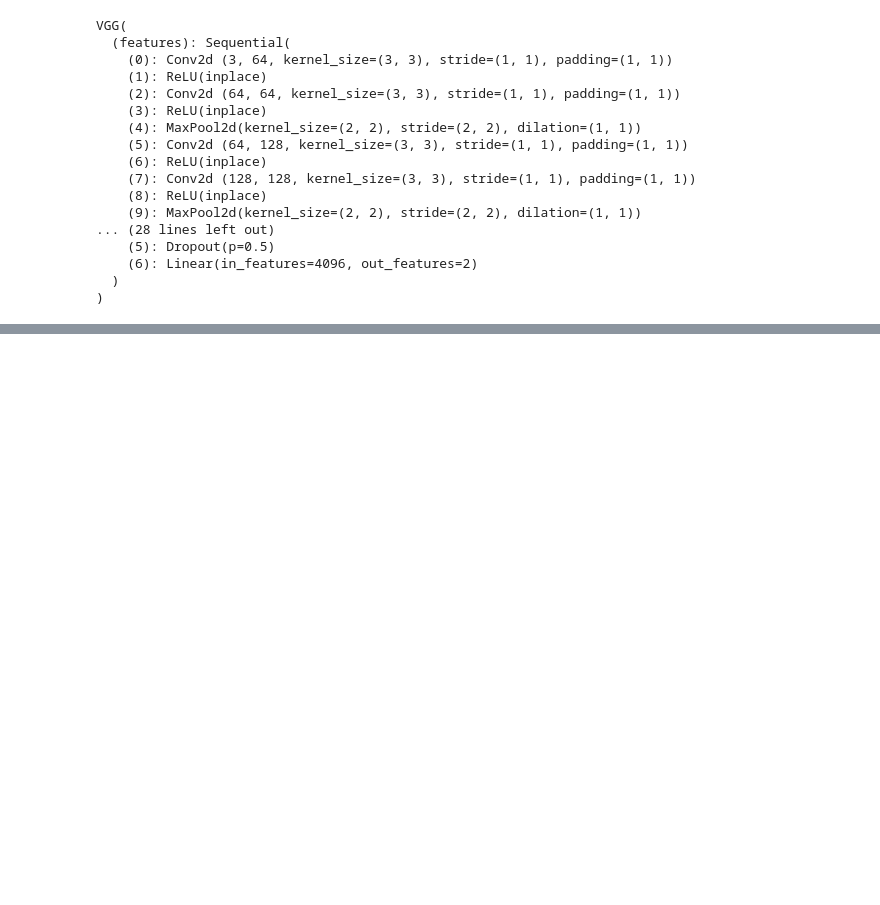
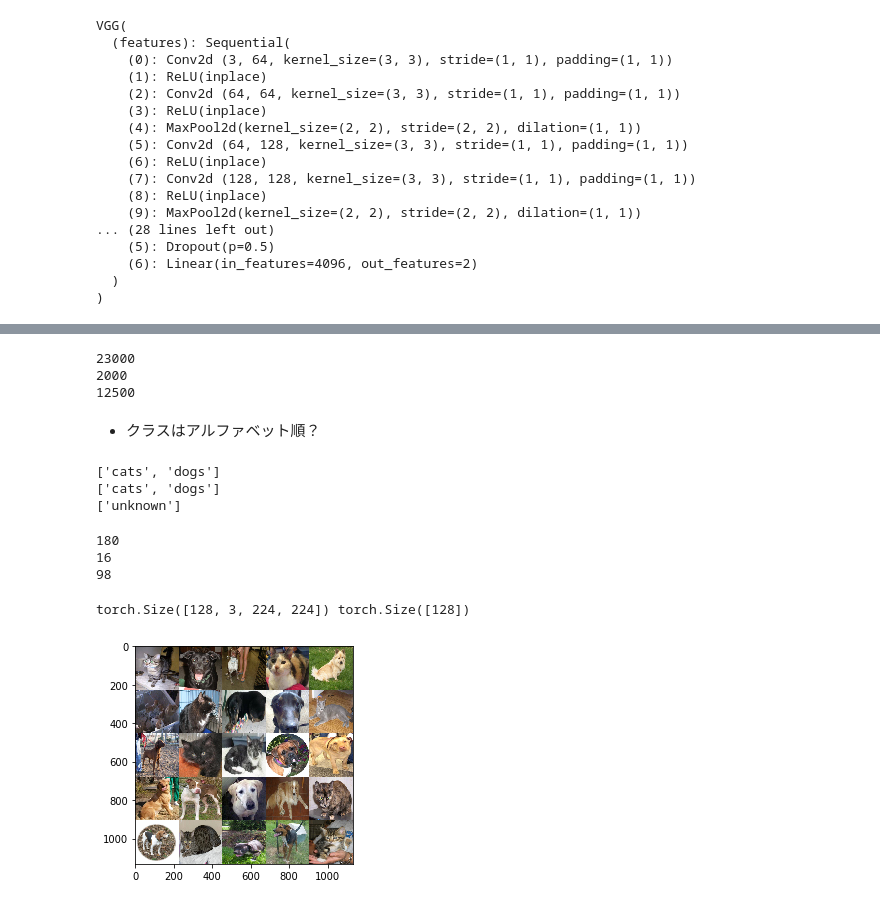
Before and after one commit to aidiary/notebooks, a Jupyter notebook: pytorch/180209-dogs-vs-cats.ipynb, the cells around one changed output, grey strips where cells are left out. Drawn from its saved outputs; the diff is of its cells as text; code cells hidden in the pictures; blank space fills up the shorter version.

```diff
--- a/pytorch/180209-dogs-vs-cats.ipynb
+++ b/pytorch/180209-dogs-vs-cats.ipynb
@@ -159,0 +173,12 @@ VGG(
+# %%
+train_preprocess = transforms.Compose([
+    transforms.Resize((224, 224)),
+    transforms.ToTensor(),
+    transforms.Normalize(mean=[0.485, 0.456, 0.406], std=[0.229, 0.224, 0.225])
+])
+
+test_preprocess = transforms.Compose([
+    transforms.Resize((224, 224)),
+    transforms.ToTensor(),
+    transforms.Normalize(mean=[0.485, 0.456, 0.406], std=[0.229, 0.224, 0.225])
+])
@@ -159,0 +187,62 @@ VGG(
+# %%
+train_dataset = datasets.ImageFolder(train_dir, train_preprocess)
+valid_dataset = datasets.ImageFolder(valid_dir, test_preprocess)
+test_dataset = datasets.ImageFolder(test_dir, test_preprocess)
+# %%
+# DataSetのlenはサンプル数
+print(len(train_dataset))
+print(len(valid_dataset))
+print(len(test_dataset))
+# %% [output]
+23000
+2000
+12500
+# %% [markdown]
+- クラスはアルファベット順？
+# %%
+classes = train_dataset.classes
+print(train_dataset.classes)
+print(valid_dataset.classes)
+print(test_dataset.classes)
+# %% [output]
+['cats', 'dogs']
+['cats', 'dogs']
+['unknown']
+# %%
+train_loader = torch.utils.data.DataLoader(train_dataset,
+                                           batch_size=128,
+                                           shuffle=True)
+valid_loader = torch.utils.data.DataLoader(valid_dataset,
+                                           batch_size=128,
+                                           shuffle=False)
+test_loader = torch.utils.data.DataLoader(test_dataset,
+                                          batch_size=128,
+                                          shuffle=False)
+# %%
+# DataLoaderのlenはミニバッチ数
+print(len(train_loader))
+print(len(valid_loader))
+print(len(test_loader))
+# %% [output]
+180
+16
+98
+# %%
+def imshow(images, title=None):
+    images = images.numpy().transpose((1, 2, 0))  # (h, w, c)
+    # denormalize
+    mean = np.array([0.485, 0.456, 0.406])
+    std = np.array([0.229, 0.224, 0.225])
+    images = std * images + mean
+    images = np.clip(images, 0, 1)
+    plt.imshow(images)
+    if title is not None:
+        plt.title(title)
+
+images, classes = next(iter(train_loader))
+print(images.size(), classes.size())
+images = torchvision.utils.make_grid(images[:25], nrow=5)
+imshow(images)
+# %% [output]
+torch.Size([128, 3, 224, 224]) torch.Size([128])
+[figure, added]
```
Also changed, not shown: parts of 5 cells of this notebook.
